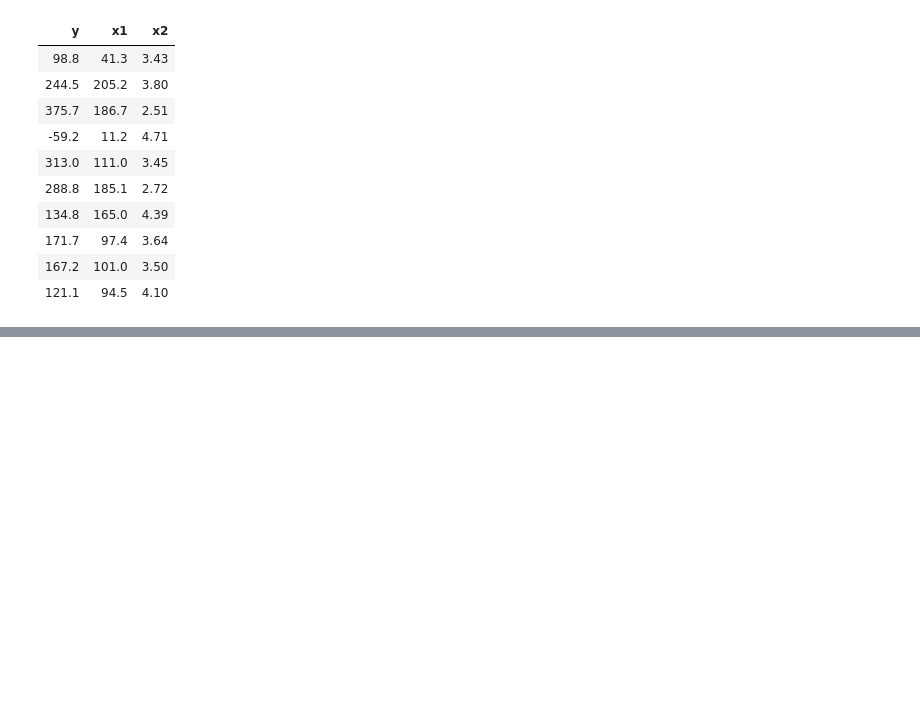
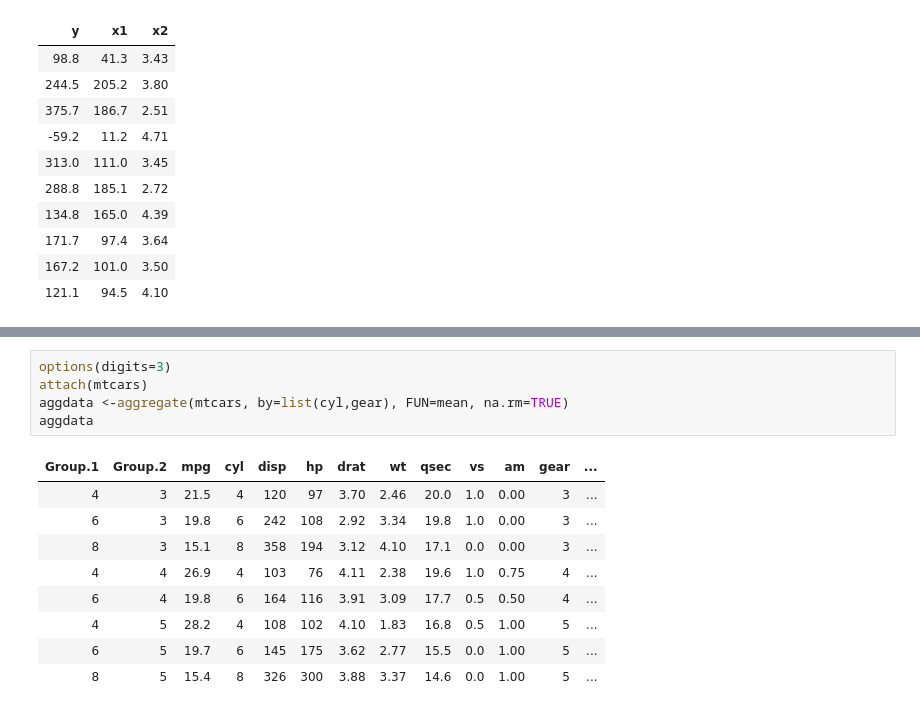
Before and after one commit to zhangjunhd/machine-learning-notes, a Jupyter notebook: r/r_in_action/data_management2.ipynb, the cells around one changed output, grey strips where cells are left out. Saved outputs shown, nothing was run; the diff lists cells and outputs as text; blank space fills up the shorter version.

```diff
--- a/r/r_in_action/data_management2.ipynb
+++ b/r/r_in_action/data_management2.ipynb
@@ -139,0 +494,15 @@ head(mydata, n=10)
+# %%
+options(digits=3)
+attach(mtcars)
+aggdata <-aggregate(mtcars, by=list(cyl,gear), FUN=mean, na.rm=TRUE)
+aggdata
+# %% [output]
+| Group.1 | Group.2 | mpg | cyl | disp | hp | drat | wt | qsec | vs | am | gear | ... |
+| 4 | 3 | 21.5 | 4 | 120 | 97 | 3.70 | 2.46 | 20.0 | 1.0 | 0.00 | 3 | ... |
+| 6 | 3 | 19.8 | 6 | 242 | 108 | 2.92 | 3.34 | 19.8 | 1.0 | 0.00 | 3 | ... |
+| 8 | 3 | 15.1 | 8 | 358 | 194 | 3.12 | 4.10 | 17.1 | 0.0 | 0.00 | 3 | ... |
+| 4 | 4 | 26.9 | 4 | 103 | 76 | 4.11 | 2.38 | 19.6 | 1.0 | 0.75 | 4 | ... |
+| 6 | 4 | 19.8 | 6 | 164 | 116 | 3.91 | 3.09 | 17.7 | 0.5 | 0.50 | 4 | ... |
+| 4 | 5 | 28.2 | 4 | 108 | 102 | 4.10 | 1.83 | 16.8 | 0.5 | 1.00 | 5 | ... |
+| 6 | 5 | 19.7 | 6 | 145 | 175 | 3.62 | 2.77 | 15.5 | 0.0 | 1.00 | 5 | ... |
+| 8 | 5 | 15.4 | 8 | 326 | 300 | 3.88 | 3.37 | 14.6 | 0.0 | 1.00 | 5 | ... |
```
Also changed, not shown: parts of 45 cells of this notebook, 1 other file.
